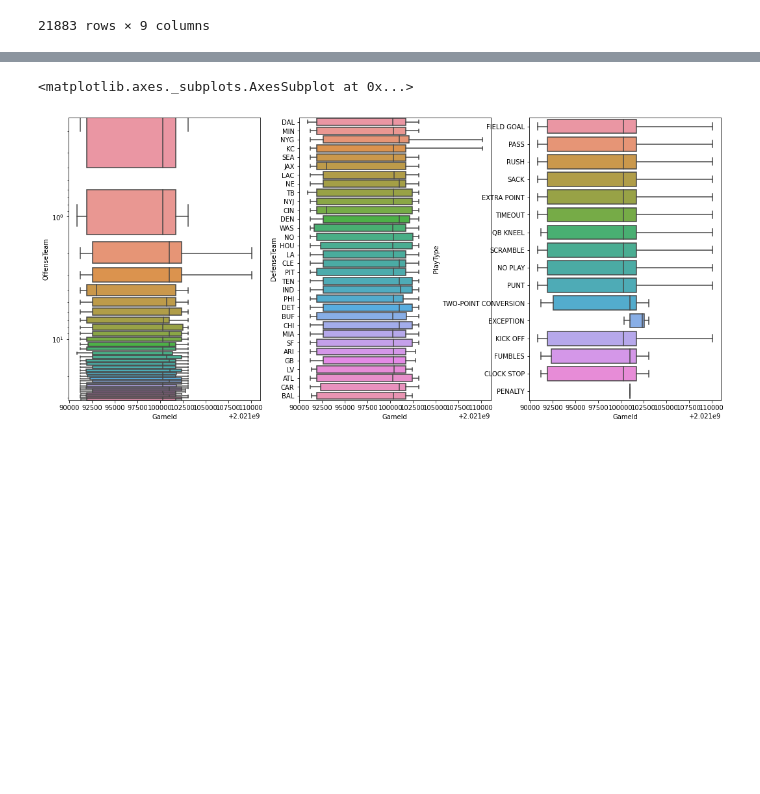
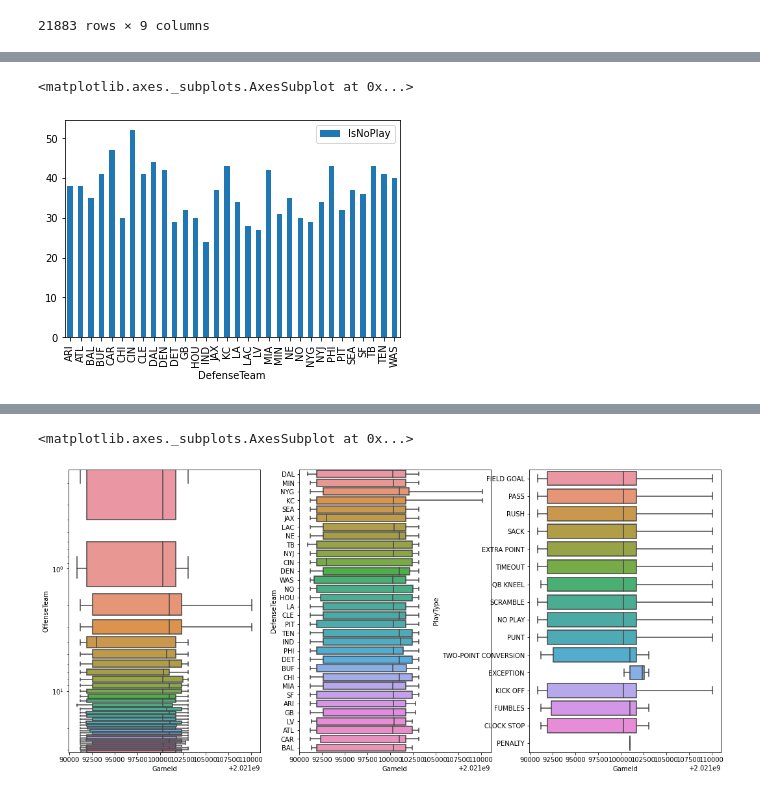
Before and after one commit to dianaquinterol/MujeresDigitales, a Jupyter notebook: ProyectoNFL.ipynb, the cells around one changed output, grey strips where cells are left out. Saved outputs shown, nothing was run; the diff lists cells and outputs as text; code cells hidden in the pictures; blank space fills up the shorter version.

```diff
--- a/ProyectoNFL.ipynb
+++ b/ProyectoNFL.ipynb
@@ -139,0 +205,5 @@ game.replace('nan','0')
+# %%
+game.groupby("DefenseTeam")["IsNoPlay"].sum().plot(kind='bar', legend='Reverse')
+# %% [output]
+<matplotlib.axes._subplots.AxesSubplot at 0x...>
+[figure, added]
```
Also changed, not shown: parts of 19 cells of this notebook.
